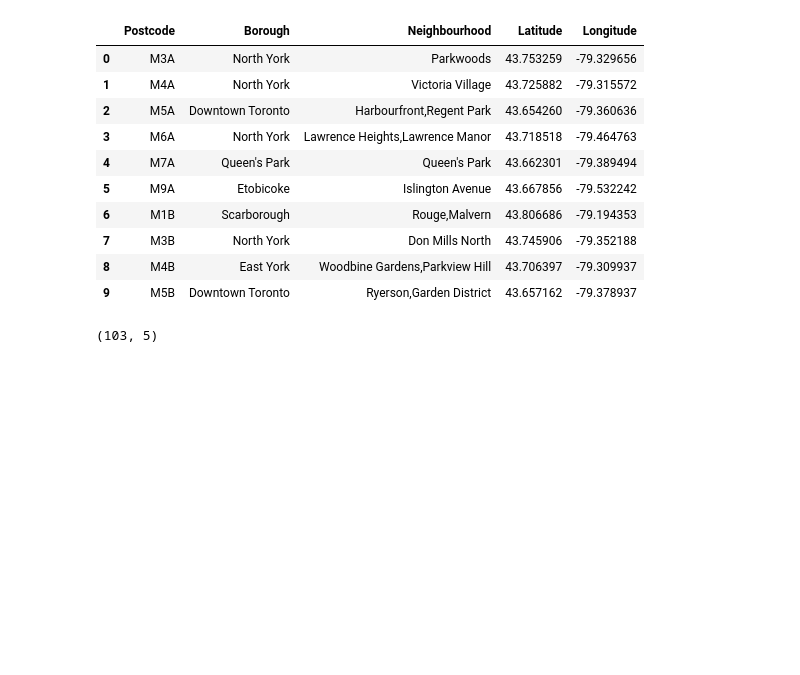
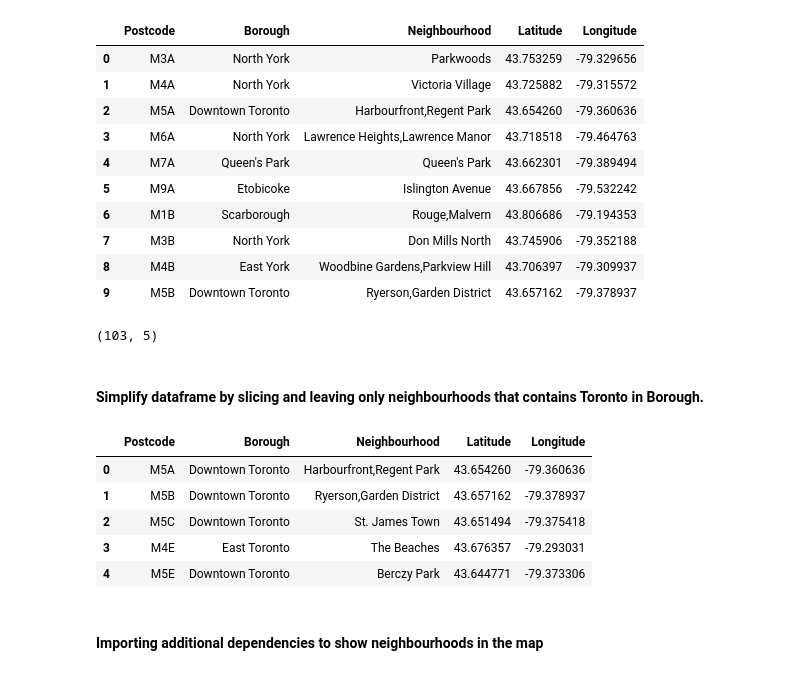
Before and after one commit to dshparyk/Coursera_Capstone, a Jupyter notebook: Toronto_Clustering.ipynb, the cells around one changed output. Saved outputs shown, nothing was run; the diff lists cells and outputs as text; code cells hidden in the pictures; blank space fills up the shorter version.

```diff
--- a/Toronto_Clustering.ipynb
+++ b/Toronto_Clustering.ipynb
@@ -147,3 +99,18 @@ df2.head(10)
 df2.shape
 # %% [output]
 (103, 5)
+# %% [markdown]
+#### Simplify dataframe by slicing and leaving only neighbourhoods that contains Toronto in Borough.
+# %%
+toronto_df = df2[df2['Borough'].str.contains('Toronto')].reset_index(drop=True)
+# %%
+toronto_df.head()
+# %% [output]
+|  | Postcode | Borough | Neighbourhood | Latitude | Longitude |
+| 0 | M5A | Downtown Toronto | Harbourfront,Regent Park | 43.654260 | -79.360636 |
+| 1 | M5B | Downtown Toronto | Ryerson,Garden District | 43.657162 | -79.378937 |
+| 2 | M5C | Downtown Toronto | St. James Town | 43.651494 | -79.375418 |
+| 3 | M4E | East Toronto | The Beaches | 43.676357 | -79.293031 |
+| 4 | M5E | Downtown Toronto | Berczy Park | 43.644771 | -79.373306 |
+# %% [markdown]
+#### Importing additional dependencies to show neighbourhoods in the map
```
Also changed, not shown: parts of 27 cells of this notebook.
